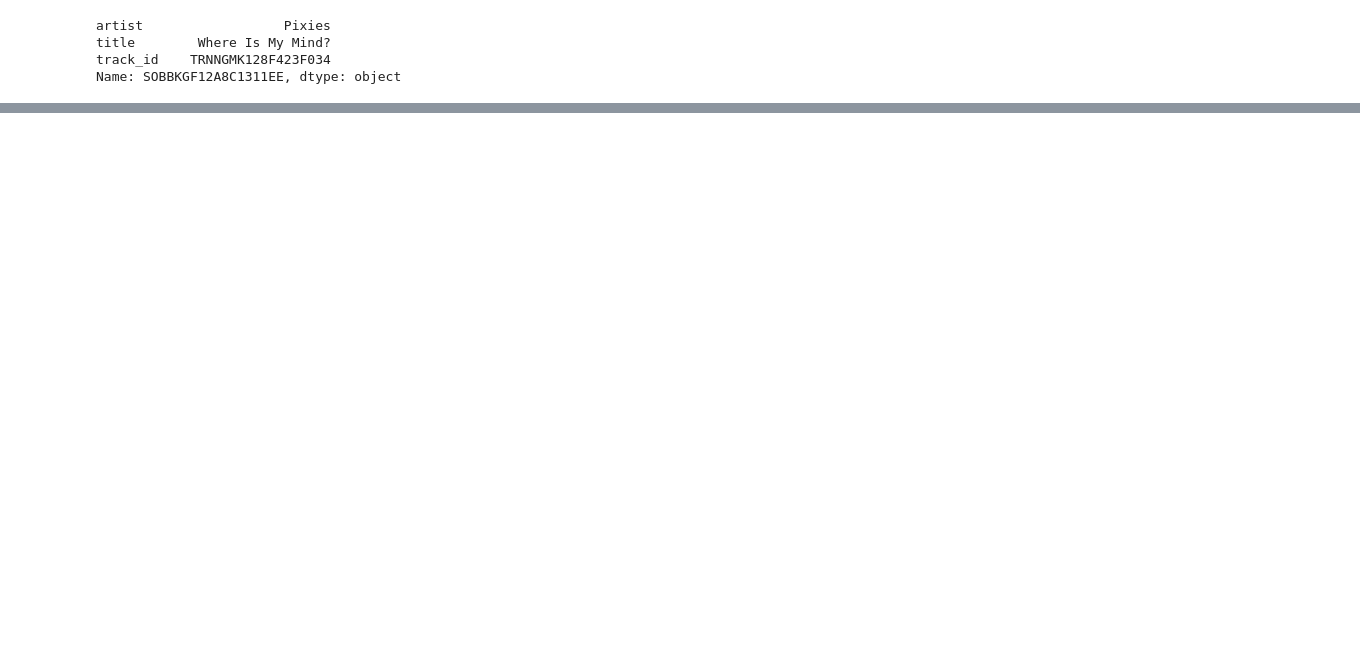
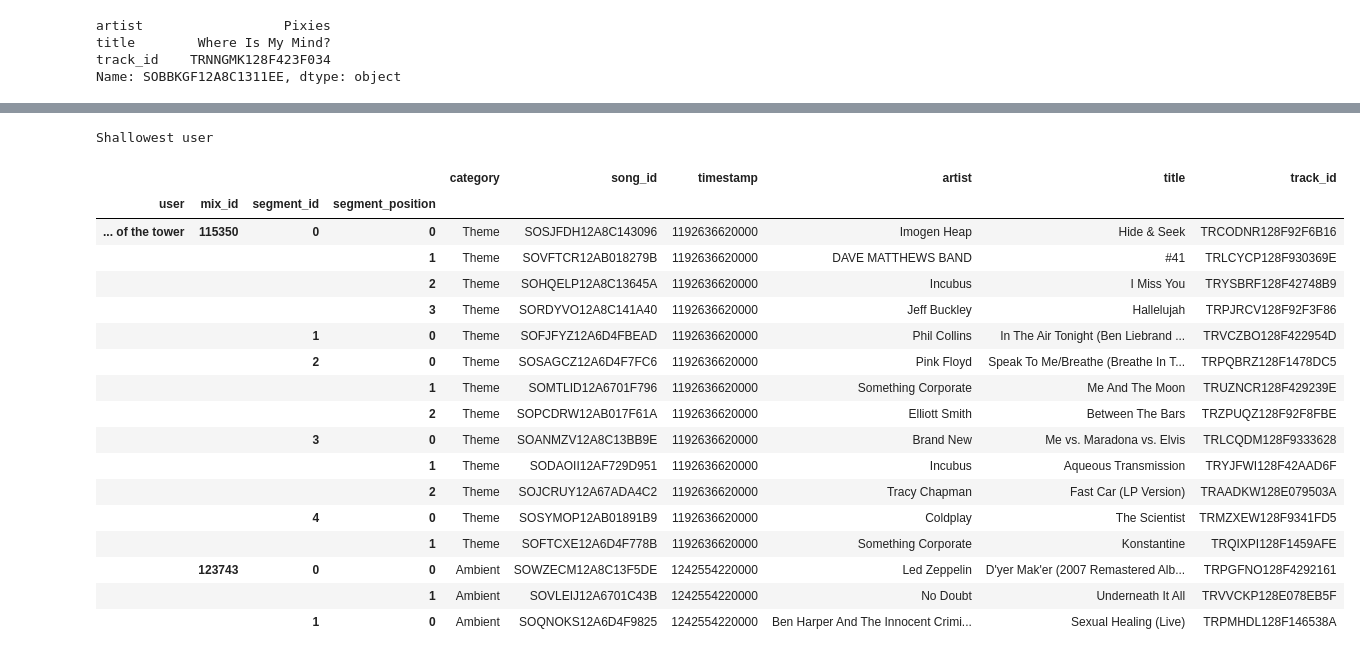
Before and after one commit to bmcfee/playlist_recommender, a Jupyter notebook: code/notebooks/07 - Usage statistics.ipynb, the cells around one changed output, grey strips where cells are left out. Saved outputs shown, nothing was run; the diff lists cells and outputs as text; code cells hidden in the pictures; blank space fills up the shorter version.

```diff
--- a/code/notebooks/07 - Usage statistics.ipynb
+++ b/code/notebooks/07 - Usage statistics.ipynb
@@ -274,2 +259,23 @@ S_ent = S.drop('[UNIFORM]', axis=1).apply(scipy.stats.entropy, axis=1).to_frame(
 # %%
-#playlists.loc[[S_ent['Entropy'].argmax()]].join(song_names, on='song_id')
+print 'Shallowest user'
+playlists.loc[[P.loc[S.index]['log probability'].argmax()]].join(song_names, on='song_id')
+# %% [output]
+Shallowest user
+|  |  |  |  | category | song_id | timestamp | artist | title | track_id |
+| user | mix_id | segment_id | segment_position |  |  |  |  |  |  |
+| ... of the tower | 115350 | 0 | 0 | Theme | SOSJFDH12A8C143096 | 1192636620000 | Imogen Heap | Hide & Seek | TRCODNR128F92F6B16 |
+|  |  |  | 1 | Theme | SOVFTCR12AB018279B | 1192636620000 | DAVE MATTHEWS BAND | #41 | TRLCYCP128F930369E |
+|  |  |  | 2 | Theme | SOHQELP12A8C13645A | 1192636620000 | Incubus | I Miss You | TRYSBRF128F42748B9 |
+|  |  |  | 3 | Theme | SORDYVO12A8C141A40 | 1192636620000 | Jeff Buckley | Hallelujah | TRPJRCV128F92F3F86 |
+|  |  | 1 | 0 | Theme | SOFJFYZ12A6D4FBEAD | 1192636620000 | Phil Collins | In The Air Tonight (Ben Liebrand ... | TRVCZBO128F422954D |
+|  |  | 2 | 0 | Theme | SOSAGCZ12A6D4F7FC6 | 1192636620000 | Pink Floyd | Speak To Me/Breathe (Breathe In T... | TRPQBRZ128F1478DC5 |
+|  |  |  | 1 | Theme | SOMTLID12A6701F796 | 1192636620000 | Something Corporate | Me And The Moon | TRUZNCR128F429239E |
+|  |  |  | 2 | Theme | SOPCDRW12AB017F61A | 1192636620000 | Elliott Smith | Between The Bars | TRZPUQZ128F92F8FBE |
+|  |  | 3 | 0 | Theme | SOANMZV12A8C13BB9E | 1192636620000 | Brand New | Me vs. Maradona vs. Elvis | TRLCQDM128F9333628 |
+|  |  |  | 1 | Theme | SODAOII12AF729D951 | 1192636620000 | Incubus | Aqueous Transmission | TRYJFWI128F42AAD6F |
+|  |  |  | 2 | Theme | SOJCRUY12A67ADA4C2 | 1192636620000 | Tracy Chapman | Fast Car (LP Version) | TRAADKW128E079503A |
+|  |  | 4 | 0 | Theme | SOSYMOP12AB01891B9 | 1192636620000 | Coldplay | The Scientist | TRMZXEW128F9341FD5 |
+|  |  |  | 1 | Theme | SOFTCXE12A6D4F778B | 1192636620000 | Something Corporate | Konstantine | TRQIXPI128F1459AFE |
+|  | 123743 | 0 | 0 | Ambient | SOWZECM12A8C13F5DE | 1242554220000 | Led Zeppelin | D'yer Mak'er (2007 Remastered Alb... | TRPGFNO128F4292161 |
+|  |  |  | 1 | Ambient | SOVLEIJ12A6701C43B | 1242554220000 | No Doubt | Underneath It All | TRVVCKP128E078EB5F |
+|  |  | 1 | 0 | Ambient | SOQNOKS12A6D4F9825 | 1242554220000 | Ben Harper And The Innocent Crimi... | Sexual Healing (Live) | TRPMHDL128F146538A |
```
Also changed, not shown: parts of 15 cells of this notebook.
